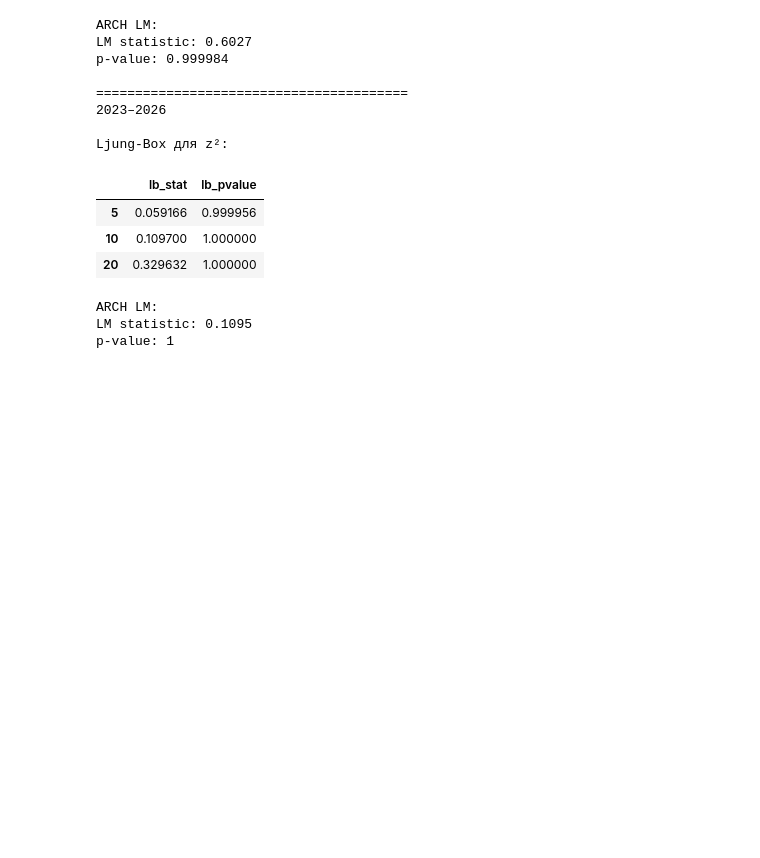
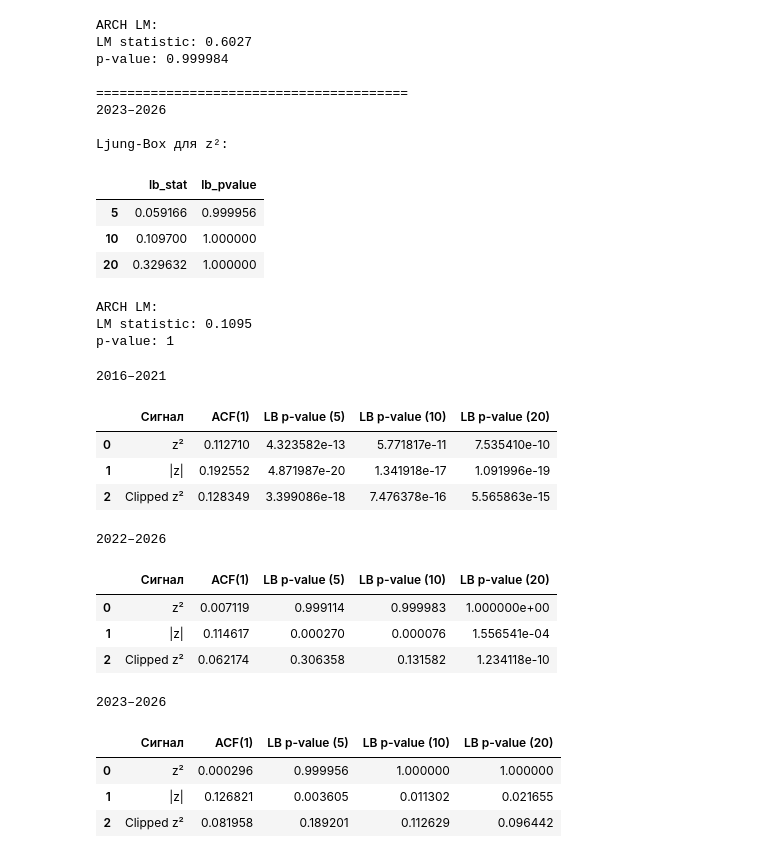
Before and after one commit to blbl-blbl/russian-interest-rate-models, a Jupyter notebook: notebooks/02_vasicek_calibration.ipynb, the cells around one changed output. Drawn from its saved outputs; the diff is of its cells as text; code cells hidden in the pictures; blank space fills up the shorter version.

```diff
--- a/notebooks/02_vasicek_calibration.ipynb
+++ b/notebooks/02_vasicek_calibration.ipynb
@@ -999,3 +999,48 @@ Ljung-Box для z²:
 ARCH LM:
 LM statistic: 0.1095
 p-value: 1
+# %%
+for name, diag in diagnostics_by_period.items():
+    z = np.asarray(diag["z"], dtype=float)
+
+    signals = {
+        "z²": z**2,
+        "|z|": np.abs(z),
+        "Clipped z²": np.clip(z, -5, 5)**2,
+    }
+
+    results = []
+
+    for signal_name, signal in signals.items():
+        lb = acorr_ljungbox(
+            signal,
+            lags=[5, 10, 20],
+            return_df=True
+        )
+
+        results.append({
+            "Сигнал": signal_name,
+            "ACF(1)": pd.Series(signal).autocorr(1),
+            "LB p-value (5)": lb.loc[5, "lb_pvalue"],
+            "LB p-value (10)": lb.loc[10, "lb_pvalue"],
+            "LB p-value (20)": lb.loc[20, "lb_pvalue"],
+        })
+
+    print(f"\n{name}")
+    display(pd.DataFrame(results))
+# %% [output]
+2016–2021
+|  | Сигнал | ACF(1) | LB p-value (5) | LB p-value (10) | LB p-value (20) |
+| 0 | z² | 0.112710 | 4.323582e-13 | 5.771817e-11 | 7.535410e-10 |
+| 1 | |z| | 0.192552 | 4.871987e-20 | 1.341918e-17 | 1.091996e-19 |
+| 2 | Clipped z² | 0.128349 | 3.399086e-18 | 7.476378e-16 | 5.565863e-15 |
+2022–2026
+|  | Сигнал | ACF(1) | LB p-value (5) | LB p-value (10) | LB p-value (20) |
+| 0 | z² | 0.007119 | 0.999114 | 0.999983 | 1.000000e+00 |
+| 1 | |z| | 0.114617 | 0.000270 | 0.000076 | 1.556541e-04 |
+| 2 | Clipped z² | 0.062174 | 0.306358 | 0.131582 | 1.234118e-10 |
+2023–2026
+|  | Сигнал | ACF(1) | LB p-value (5) | LB p-value (10) | LB p-value (20) |
+| 0 | z² | 0.000296 | 0.999956 | 1.000000 | 1.000000 |
+| 1 | |z| | 0.126821 | 0.003605 | 0.011302 | 0.021655 |
+| 2 | Clipped z² | 0.081958 | 0.189201 | 0.112629 | 0.096442 |
```
Also changed, not shown: parts of 2 cells of this notebook.
